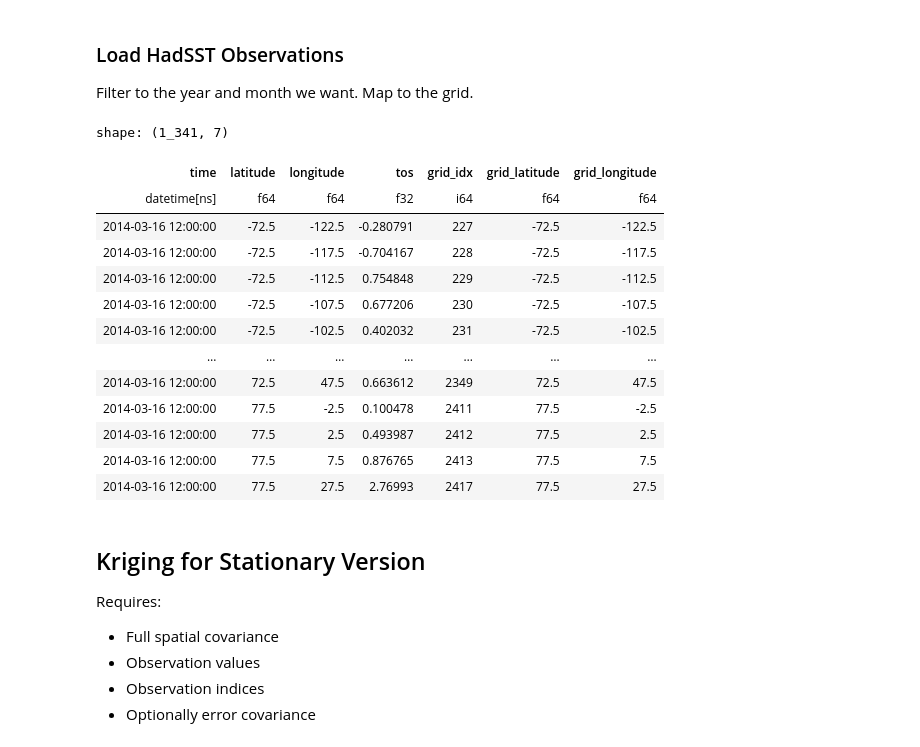
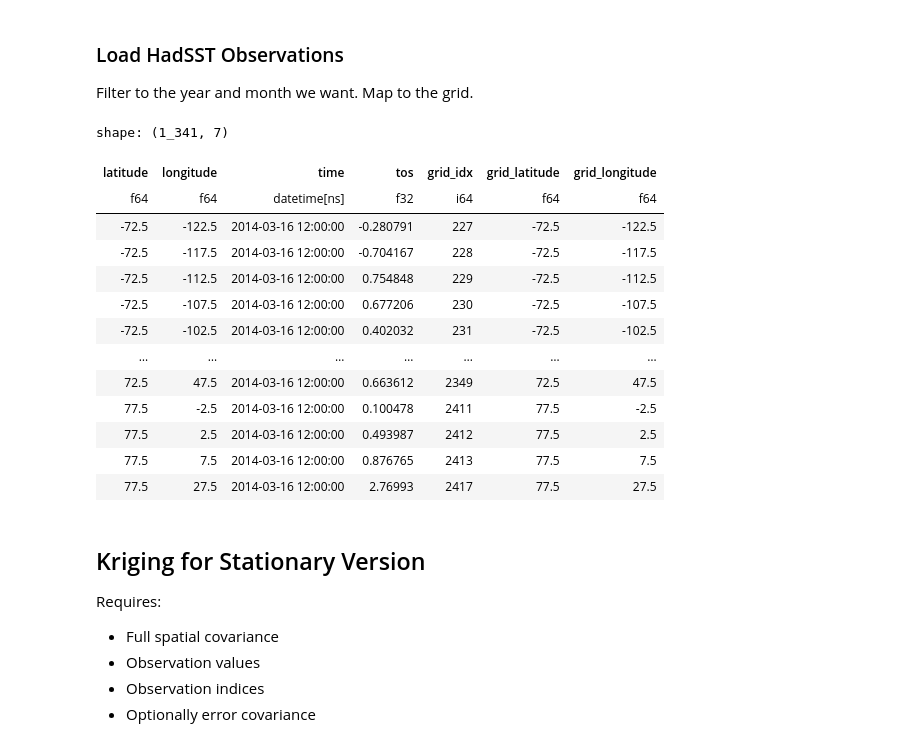
Before and after one commit to jtsiddons/GloMarGridding, a Jupyter notebook: notebooks/Ellipse_to_grid.ipynb, the cells around one changed output. Saved outputs shown, nothing was run; the diff lists cells and outputs as text; code cells hidden in the pictures.

```diff
--- a/notebooks/Ellipse_to_grid.ipynb
+++ b/notebooks/Ellipse_to_grid.ipynb
@@ -7,3 +14,6 @@ Done two ways. The first computes a stationary Variogram covariance using a `Mat
+# %%
+MONTH, YEAR, MEMBER = 3, 2014, 71
+# MONTH, YEAR, MEMBER = 3, 1876, 94
 # %%
 # For the Ellipse-based non-stationary covariance
 import cartopy.crs as ccrs
@@ -278,30 +303,33 @@ array([[nan, nan, nan, ..., nan, nan, nan],
 Filter to the year and month we want. Map to the grid.
 # %%
 obs = pl.from_pandas(
-    load_array("HadSST.4.0.1.0_ensemble_member_71_2014_03.nc", "tos")
+    load_array(
+        f"HadSST.4.0.1.0_ensemble_member_{MEMBER}_{YEAR}_{MONTH:02d}.nc", "tos"
+    )
     .to_dataframe()
     .reset_index()
 )
 obs = obs.filter(
-    pl.col("time").dt.month().eq(3) & pl.col("time").dt.year().eq(2014)
+    pl.col("time").dt.month().eq(MONTH) & pl.col("time").dt.year().eq(YEAR)
 ).drop_nulls()
+obs = obs.filter(pl.col("tos").lt(1e4))
 obs = obs.pipe(map_to_grid, grid, obs_coords=["latitude", "longitude"])
 obs
 # %% [output]
 shape: (1_341, 7)
-| time | latitude | longitude | tos | grid_idx | grid_latitude | grid_longitude |
-| datetime[ns] | f64 | f64 | f32 | i64 | f64 | f64 |
-| 2014-03-16 12:00:00 | -72.5 | -122.5 | -0.280791 | 227 | -72.5 | -122.5 |
-| 2014-03-16 12:00:00 | -72.5 | -117.5 | -0.704167 | 228 | -72.5 | -117.5 |
-| 2014-03-16 12:00:00 | -72.5 | -112.5 | 0.754848 | 229 | -72.5 | -112.5 |
-| 2014-03-16 12:00:00 | -72.5 | -107.5 | 0.677206 | 230 | -72.5 | -107.5 |
-| 2014-03-16 12:00:00 | -72.5 | -102.5 | 0.402032 | 231 | -72.5 | -102.5 |
+| latitude | longitude | time | tos | grid_idx | grid_latitude | grid_longitude |
+| f64 | f64 | datetime[ns] | f32 | i64 | f64 | f64 |
+| -72.5 | -122.5 | 2014-03-16 12:00:00 | -0.280791 | 227 | -72.5 | -122.5 |
+| -72.5 | -117.5 | 2014-03-16 12:00:00 | -0.704167 | 228 | -72.5 | -117.5 |
+| -72.5 | -112.5 | 2014-03-16 12:00:00 | 0.754848 | 229 | -72.5 | -112.5 |
+| -72.5 | -107.5 | 2014-03-16 12:00:00 | 0.677206 | 230 | -72.5 | -107.5 |
+| -72.5 | -102.5 | 2014-03-16 12:00:00 | 0.402032 | 231 | -72.5 | -102.5 |
 | … | … | … | … | … | … | … |
-| 2014-03-16 12:00:00 | 72.5 | 47.5 | 0.663612 | 2349 | 72.5 | 47.5 |
-| 2014-03-16 12:00:00 | 77.5 | -2.5 | 0.100478 | 2411 | 77.5 | -2.5 |
-| 2014-03-16 12:00:00 | 77.5 | 2.5 | 0.493987 | 2412 | 77.5 | 2.5 |
-| 2014-03-16 12:00:00 | 77.5 | 7.5 | 0.876765 | 2413 | 77.5 | 7.5 |
-| 2014-03-16 12:00:00 | 77.5 | 27.5 | 2.76993 | 2417 | 77.5 | 27.5 |
+| 72.5 | 47.5 | 2014-03-16 12:00:00 | 0.663612 | 2349 | 72.5 | 47.5 |
+| 77.5 | -2.5 | 2014-03-16 12:00:00 | 0.100478 | 2411 | 77.5 | -2.5 |
+| 77.5 | 2.5 | 2014-03-16 12:00:00 | 0.493987 | 2412 | 77.5 | 2.5 |
+| 77.5 | 7.5 | 2014-03-16 12:00:00 | 0.876765 | 2413 | 77.5 | 7.5 |
+| 77.5 | 27.5 | 2014-03-16 12:00:00 | 2.76993 | 2417 | 77.5 | 27.5 |
 # %%
 grid_idx = obs["grid_idx"].to_numpy()
 grid_obs = obs["tos"].to_numpy()
```
Also changed, not shown: parts of 17 cells of this notebook.
